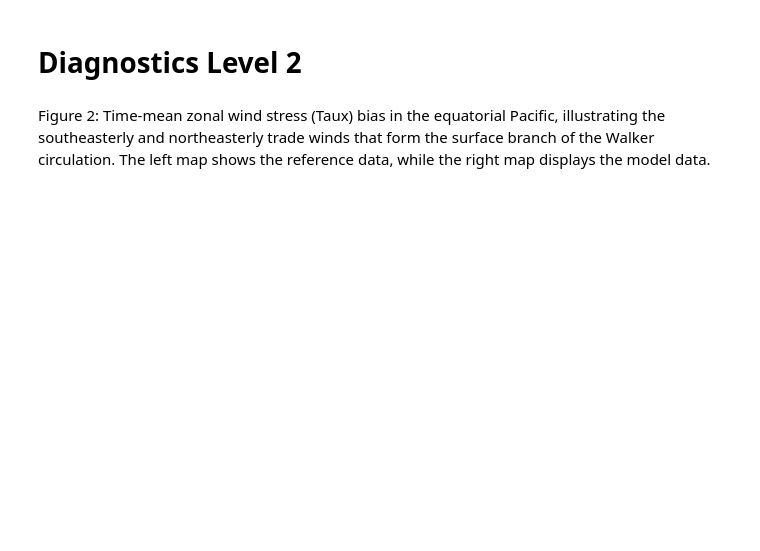
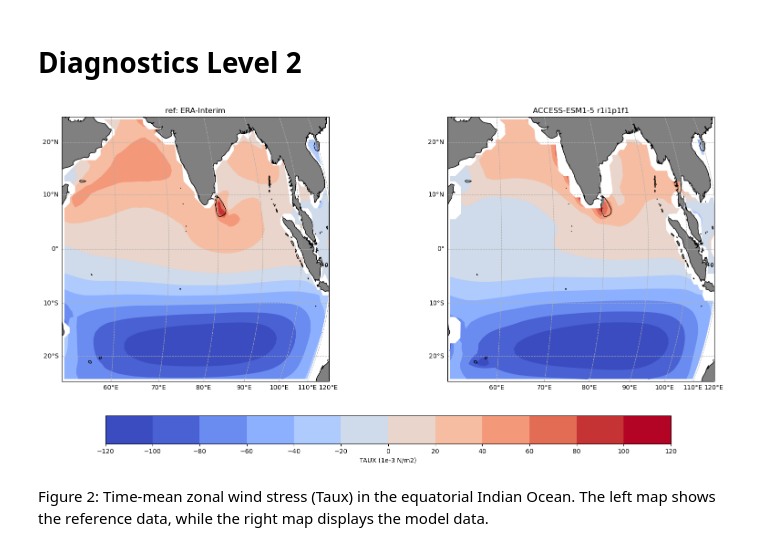
Before and after one commit to ACCESS-NRI/ACCESS-ENSO-recipes, a Jupyter notebook: eq_IO_Taux_bias.ipynb, the cells around one changed output. Cells and saved outputs as stored; diff of their text form; code cells hidden in the pictures; blank space fills up the shorter version.

```diff
--- a/eq_IO_Taux_bias.ipynb
+++ b/eq_IO_Taux_bias.ipynb
@@ -243,2 +191,65 @@ plt.show()
+# %%
+import cartopy.crs as ccrs
+import cartopy.feature as cfeature
+import matplotlib.pyplot as plt
+import matplotlib.colors as mcolors
+
+# Importing numpy for linear space creation
+import numpy as np
+
+import iris
+import iris.plot as iplt
+
+obs_data = obs_datasets_prep2["ERA-Interim"]
+model_data = model_datasets_prep2["ACCESS-ESM1-5"]
+
+# Use the coolwarm colormap
+cmap = plt.get_cmap('coolwarm')
+
+# Create a large figure
+fig = plt.figure(figsize=(20, 10))  # Adjusted for full width
+
+# Center the map on the Indian Ocean
+proj = ccrs.Orthographic(central_longitude=50, central_latitude=0)
+
+# Define the normalization for the color scale with range of -100 to 100
+norm = mcolors.Normalize(vmin=-100, vmax=100)
+
+# Plot #1: contourf for obs
+ax1 = plt.subplot(121, projection=proj)
+cf1 = iplt.contourf(obs_data, cmap=cmap, norm=norm, levels=np.arange(-120, 140, 20))
+ax1.add_feature(cfeature.LAND, facecolor='gray')  # Add land feature with gray color
+ax1.coastlines()
+ax1.set_extent([50, 110, -25, 25], crs=ccrs.PlateCarree())
+ax1.set_title("ref: ERA-Interim")
+
+# Add gridlines for latitude and longitude
+gl1 = ax1.gridlines(draw_labels=True, linestyle='--')
+gl1.top_labels = False
+gl1.right_labels = False
+
+# Plot #2: contourf for model
+ax2 = plt.subplot(122, projection=proj)
+cf2 = iplt.contourf(model_data, cmap=cmap, norm=norm, levels=np.arange(-120, 140, 20))
+ax2.add_feature(cfeature.LAND, facecolor='gray')  # Add land feature with gray color
+ax2.coastlines()
+ax2.set_extent([50, 110, -25, 25], crs=ccrs.PlateCarree())
+ax2.set_title("ACCESS-ESM1-5 r1i1p1f1")
+
+# Add gridlines for latitude and longitude
+gl2 = ax2.gridlines(draw_labels=True, linestyle='--')
+gl2.top_labels = False
+gl2.right_labels = False
+
+# Add a single colorbar at the bottom
+# NOTE: The colorbar will be based on cf2, which already has the correct normalization applied.
+cbar = fig.colorbar(cf2, ax=[ax1, ax2], orientation='horizontal', pad=0.15, shrink=0.8)
+cbar.set_label('TAUX (1e-3 N/m2)')
+cbar.set_ticks(np.arange(-120, 140, 20))
+
+plt.subplots_adjust(bottom=0.3)  # Further adjust bottom margin to fit the colorbar
+plt.show()
+# %% [output]
+[figure, added]
 # %% [markdown]
-Figure 2: Time-mean zonal wind stress (Taux) bias in the equatorial Pacific, illustrating the southeasterly and northeasterly trade winds that form the surface branch of the Walker circulation. The left map shows the reference data, while the right map displays the model data.
+Figure 2: Time-mean zonal wind stress (Taux) in the equatorial Indian Ocean. The left map shows the reference data, while the right map displays the model data.
```
Also changed, not shown: parts of 7 cells of this notebook, 4 other files.
